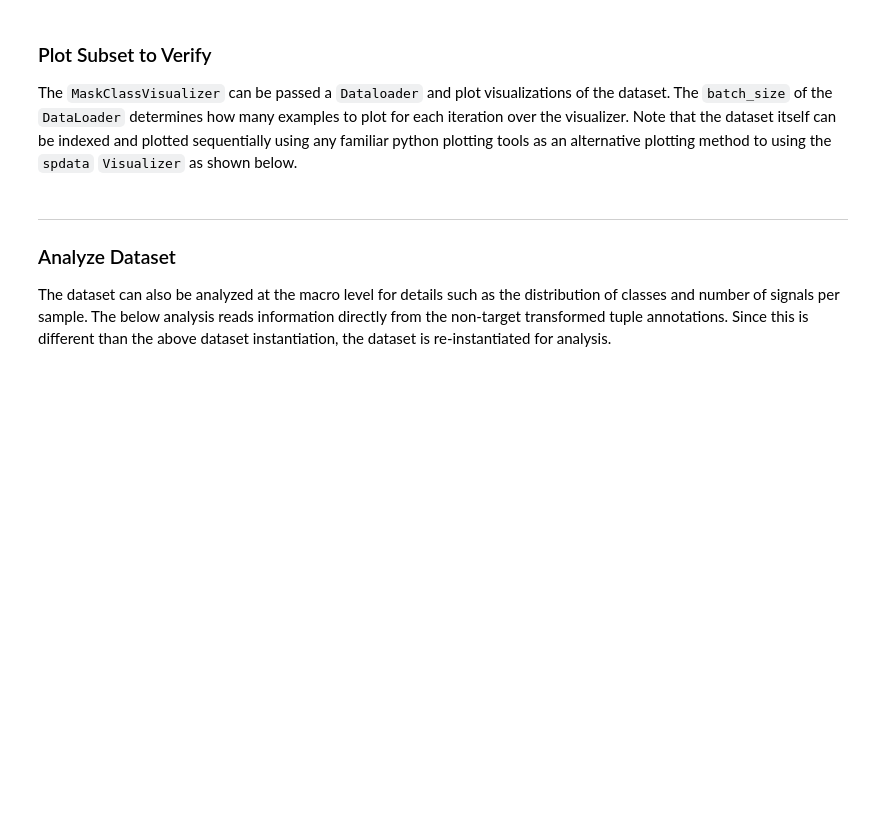
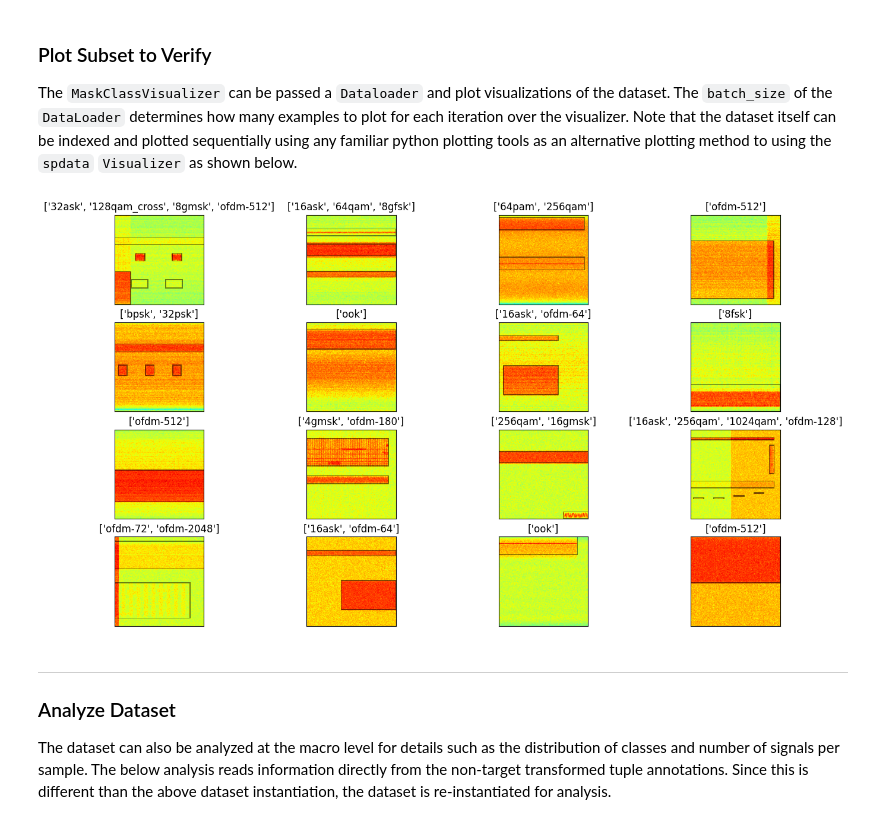
Before and after one commit to TorchDSP/torchsig, a Jupyter notebook: examples/03_example_widebandsig53_dataset.ipynb, the cells around one changed output. Cells and saved outputs as stored; diff of their text form; code cells hidden in the pictures; blank space fills up the shorter version.

```diff
--- a/examples/03_example_widebandsig53_dataset.ipynb
+++ b/examples/03_example_widebandsig53_dataset.ipynb
@@ -134,21 +134,23 @@ The `MaskClassVisualizer` can be passed a `Dataloader` and plot visualizations o
 # %%
 data_loader = DataLoader(
     dataset=wideband_sig53,
     batch_size=16,
     shuffle=True,
 )
 
 visualizer = MaskClassVisualizer(
     data_loader=data_loader,
     visualize_transform=complex_spectrogram_to_magnitude,
     visualize_target_transform=mask_class_to_outline,
     class_list=wideband_sig53.modulation_list,
 )
 
 for figure in iter(visualizer):
-    figure.set_size_inches(16, 16)
+    figure.set_size_inches(16, 9)
     plt.show()
     break
+# %% [output]
+[figure, added]
 # %% [markdown]
 ----
 ### Analyze Dataset
```
Also changed, not shown: parts of 8 cells of this notebook, 1 other file.
